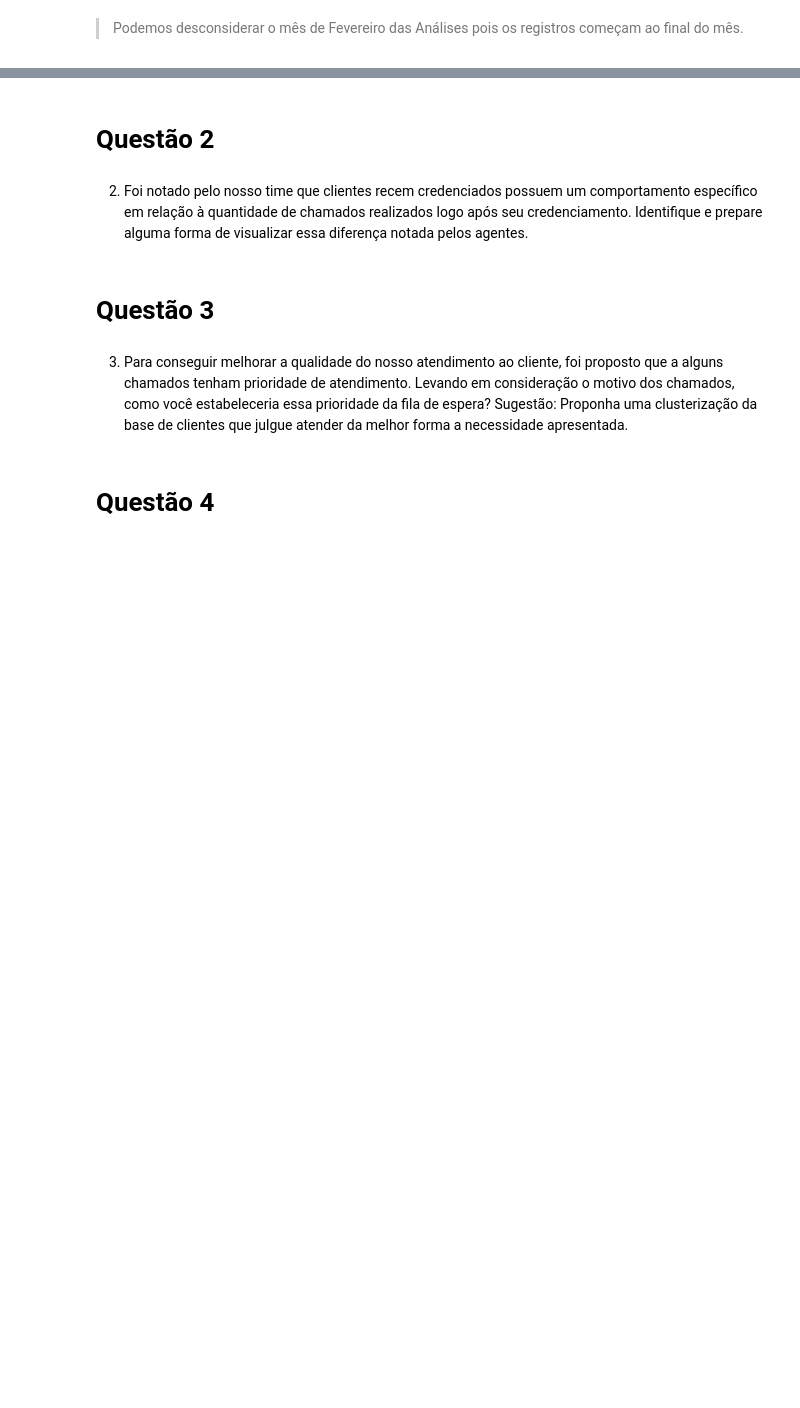
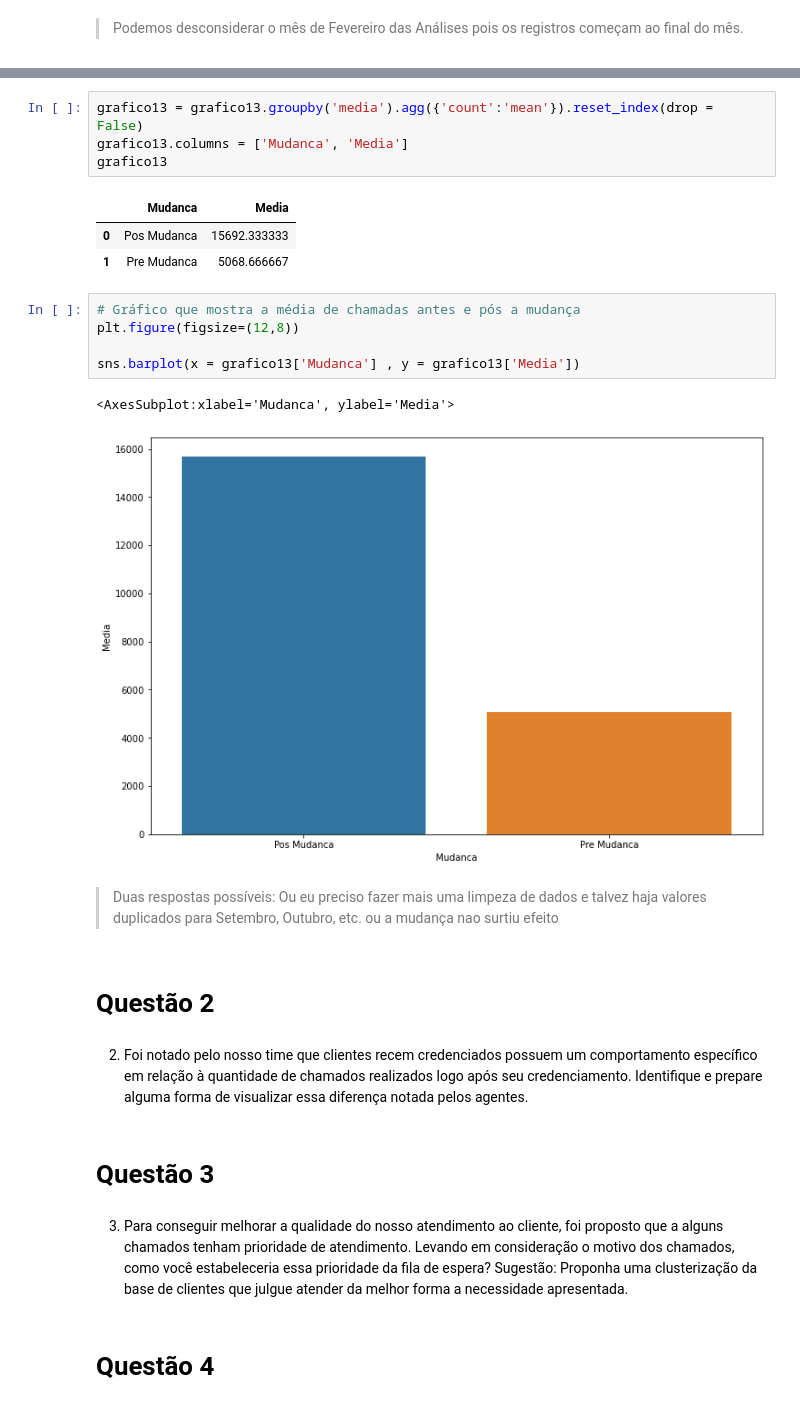
Before and after one commit to rafajovelho/Case3, a Jupyter notebook: Caso_TON.ipynb, the cells around one changed output, grey strips where cells are left out. Drawn from its saved outputs; the diff is of its cells as text; blank space fills up the shorter version.

```diff
--- a/Caso_TON.ipynb
+++ b/Caso_TON.ipynb
@@ -562,3 +581,21 @@ plt.show()
+# %%
+grafico13 = grafico13.groupby('media').agg({'count':'mean'}).reset_index(drop = False)
+grafico13.columns = ['Mudanca', 'Media']
+grafico13
+# %% [output]
+|  | Mudanca | Media |
+| 0 | Pos Mudanca | 15692.333333 |
+| 1 | Pre Mudanca | 5068.666667 |
+# %%
+# Gráfico que mostra a média de chamadas antes e pós a mudança
+plt.figure(figsize=(12,8))
+
+sns.barplot(x = grafico13['Mudanca'] , y = grafico13['Media'])
+# %% [output]
+<AxesSubplot:xlabel='Mudanca', ylabel='Media'>
+[figure, added]
+# %% [markdown]
+> Duas respostas possíveis: Ou eu preciso fazer mais uma limpeza de dados e talvez haja valores duplicados para Setembro, Outubro, etc. ou a mudança nao surtiu efeito
 # %% [markdown]
 # Questão 2
 # %% [markdown]
```
Also changed, not shown: parts of 9 cells of this notebook.
